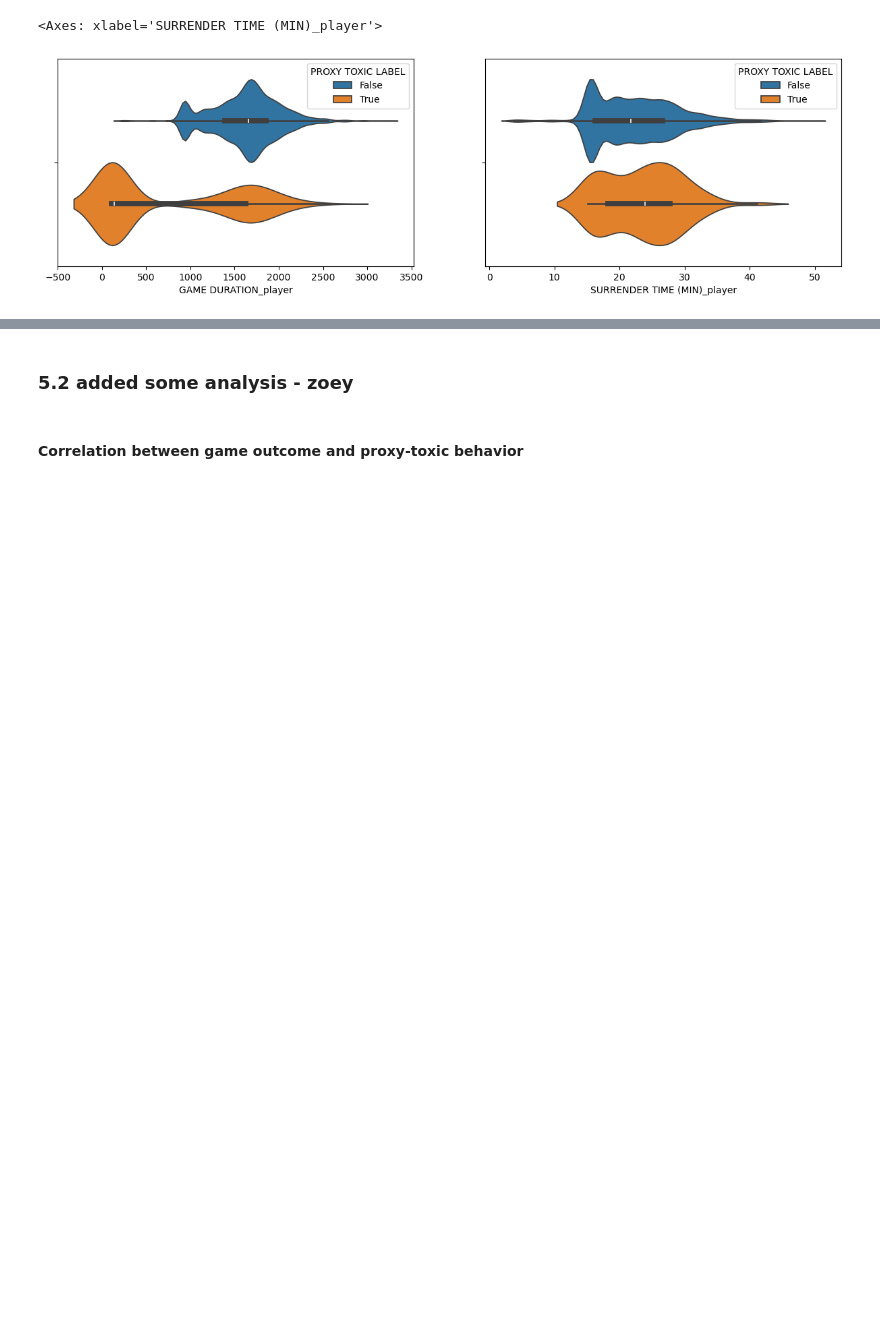
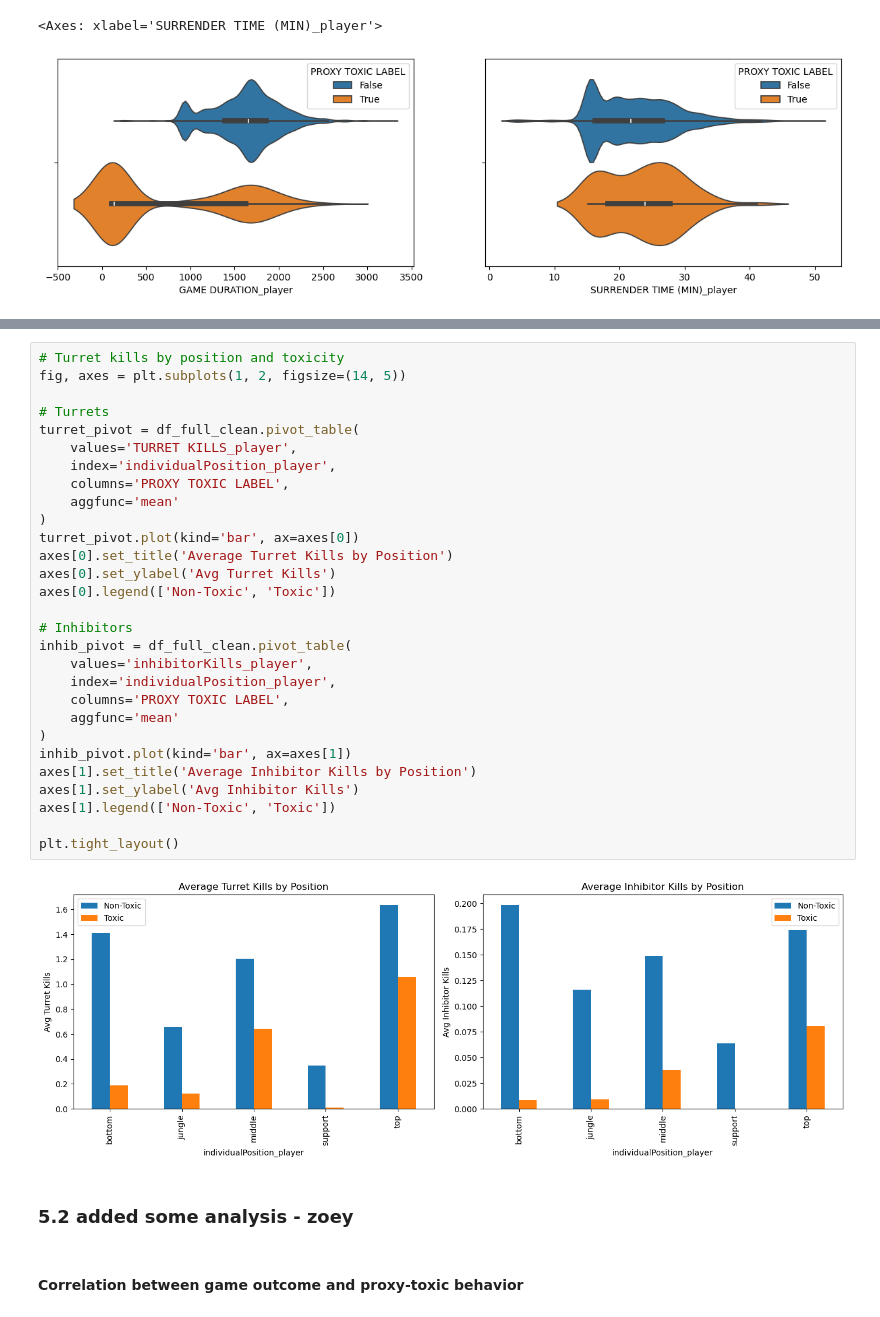
Before and after one commit to lybytes/lol-toxicity-analysis, a Jupyter notebook: ST445_Project_Main v2.ipynb, the cells around one changed output, grey strips where cells are left out. Drawn from its saved outputs; the diff is of its cells as text; blank space fills up the shorter version.

```diff
--- a/ST445_Project_Main v2.ipynb
+++ b/ST445_Project_Main v2.ipynb
@@ -1404,3 +1489,34 @@ plt.tight_layout()
+# %%
+# Turret kills by position and toxicity
+fig, axes = plt.subplots(1, 2, figsize=(14, 5))
+
+# Turrets
+turret_pivot = df_full_clean.pivot_table(
+    values='TURRET KILLS_player',
+    index='individualPosition_player',
+    columns='PROXY TOXIC LABEL',
+    aggfunc='mean'
+)
+turret_pivot.plot(kind='bar', ax=axes[0])
+axes[0].set_title('Average Turret Kills by Position')
+axes[0].set_ylabel('Avg Turret Kills')
+axes[0].legend(['Non-Toxic', 'Toxic'])
+
+# Inhibitors
+inhib_pivot = df_full_clean.pivot_table(
+    values='inhibitorKills_player',
+    index='individualPosition_player',
+    columns='PROXY TOXIC LABEL',
+    aggfunc='mean'
+)
+inhib_pivot.plot(kind='bar', ax=axes[1])
+axes[1].set_title('Average Inhibitor Kills by Position')
+axes[1].set_ylabel('Avg Inhibitor Kills')
+axes[1].legend(['Non-Toxic', 'Toxic'])
+
+plt.tight_layout()
+# %% [output]
+[figure, added]
 # %% [markdown]
 ### 5.2 added some analysis - zoey
 # %% [markdown]
```
Also changed, not shown: parts of 8 cells of this notebook.
